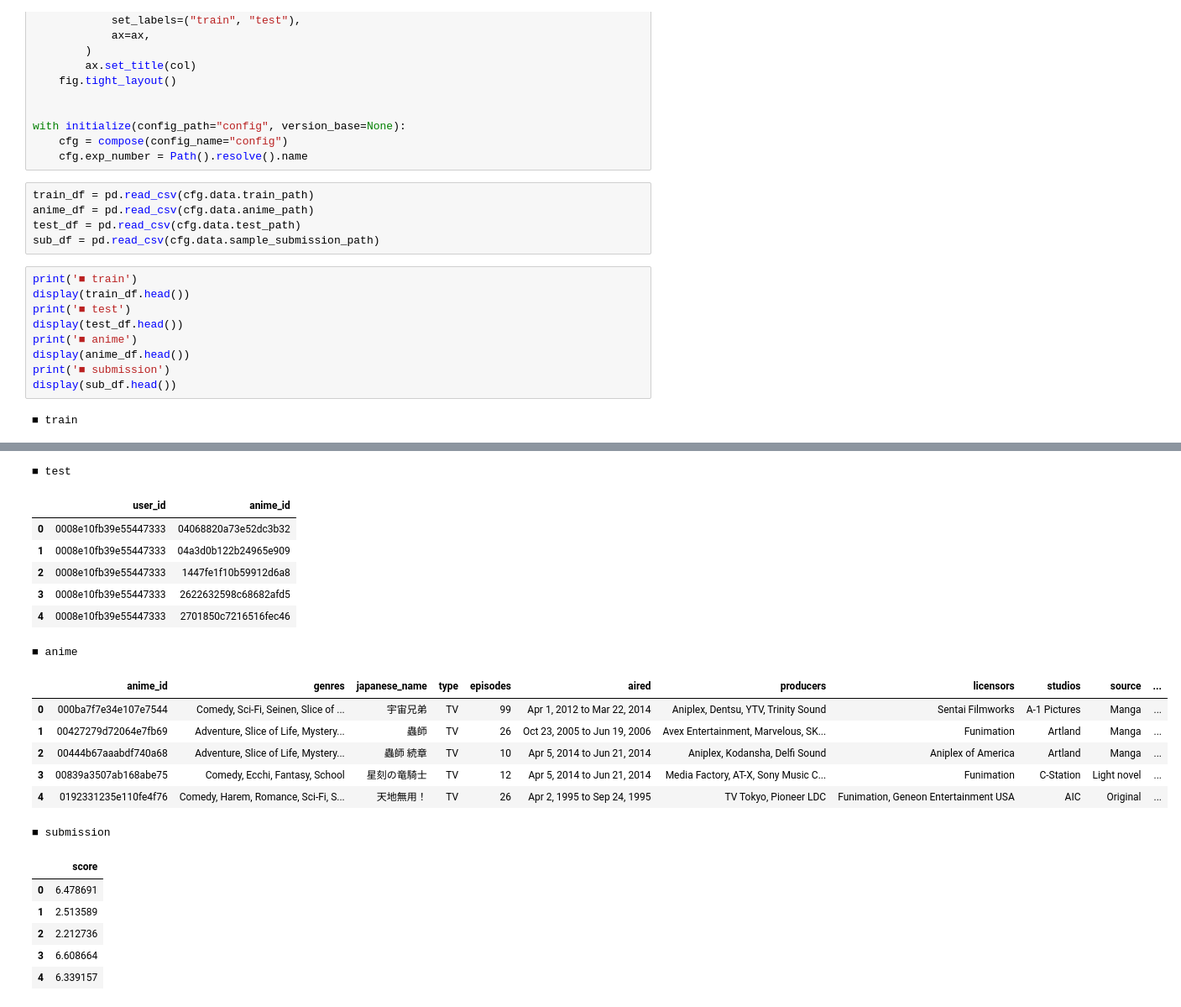
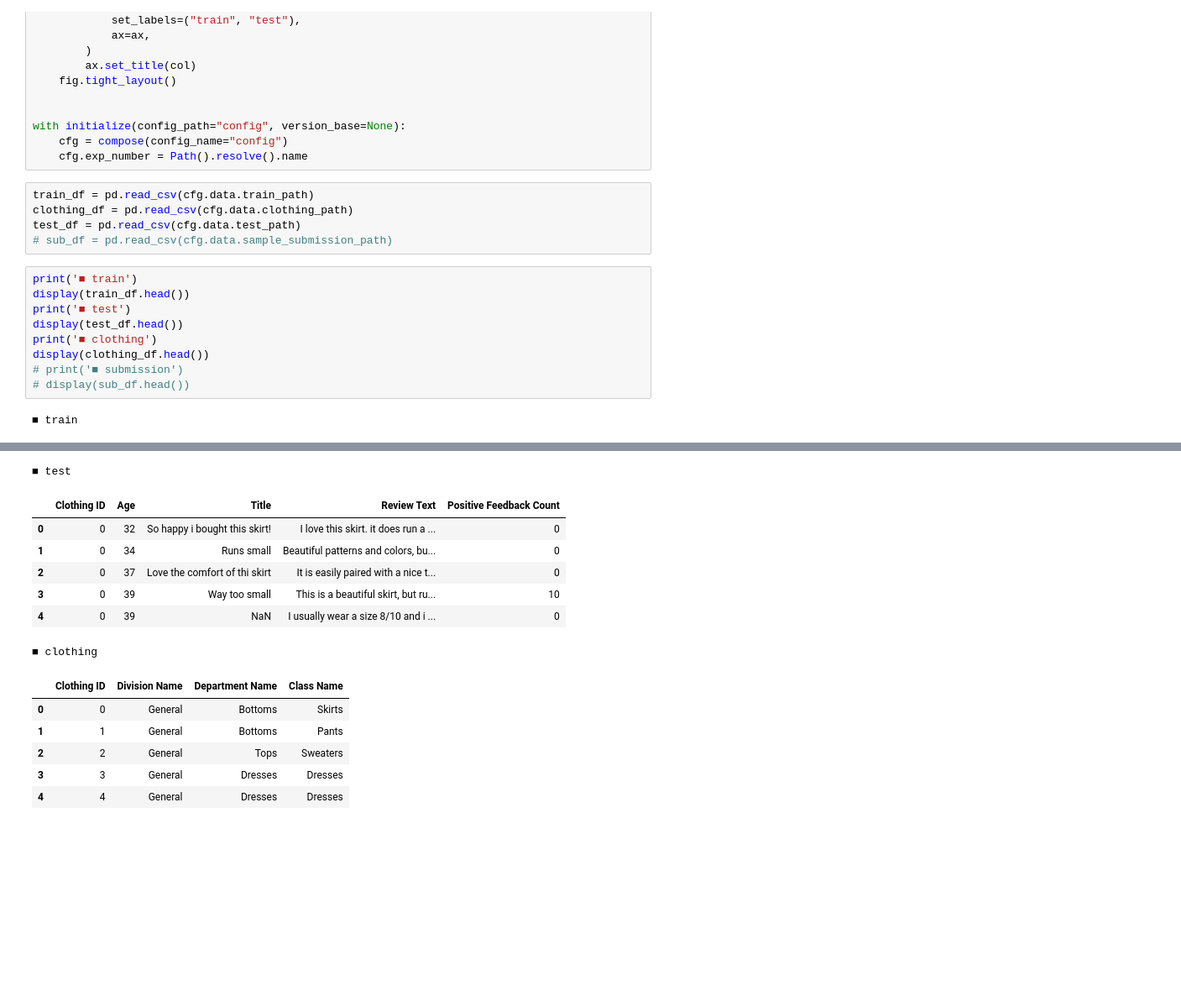
Before and after one commit to yumizu-da/atmaCup17, a Jupyter notebook: exp/000/eda.ipynb, the cells around one changed output, grey strips where cells are left out. Shown at 84% size. Saved outputs shown, nothing was run; the diff lists cells and outputs as text; blank space fills up the shorter version.

```diff
--- a/exp/000/eda.ipynb
+++ b/exp/000/eda.ipynb
@@ -27,17 +27,17 @@ with initialize(config_path="config", version_base=None):
     cfg.exp_number = Path().resolve().name
 # %%
 train_df = pd.read_csv(cfg.data.train_path)
-anime_df = pd.read_csv(cfg.data.anime_path)
+clothing_df = pd.read_csv(cfg.data.clothing_path)
 test_df = pd.read_csv(cfg.data.test_path)
-sub_df = pd.read_csv(cfg.data.sample_submission_path)
+# sub_df = pd.read_csv(cfg.data.sample_submission_path)
 # %%
 print('■ train')
 display(train_df.head())
 print('■ test')
 display(test_df.head())
-print('■ anime')
-display(anime_df.head())
-print('■ submission')
-display(sub_df.head())
+print('■ clothing')
+display(clothing_df.head())
+# print('■ submission')
+# display(sub_df.head())
 # %% [output]
 ■ train
@@ -50,24 +50,17 @@ display(sub_df.head())
 ■ test
-|  | user_id | anime_id |
-| 0 | 0008e10fb39e55447333 | 04068820a73e52dc3b32 |
-| 1 | 0008e10fb39e55447333 | 04a3d0b122b24965e909 |
-| 2 | 0008e10fb39e55447333 | 1447fe1f10b59912d6a8 |
-| 3 | 0008e10fb39e55447333 | 2622632598c68682afd5 |
-| 4 | 0008e10fb39e55447333 | 2701850c7216516fec46 |
+|  | Clothing ID | Age | Title | Review Text | Positive Feedback Count |
+| 0 | 0 | 32 | So happy i bought this skirt! | I love this skirt. it does run a ... | 0 |
+| 1 | 0 | 34 | Runs small | Beautiful patterns and colors, bu... | 0 |
+| 2 | 0 | 37 | Love the comfort of thi skirt | It is easily paired with a nice t... | 0 |
+| 3 | 0 | 39 | Way too small | This is a beautiful skirt, but ru... | 10 |
+| 4 | 0 | 39 | NaN | I usually wear a size 8/10 and i ... | 0 |
-■ anime
+■ clothing
-|  | anime_id | genres | japanese_name | type | episodes | aired | producers | licensors | studios | source | ... |
-| 0 | 000ba7f7e34e107e7544 | Comedy, Sci-Fi, Seinen, Slice of ... | 宇宙兄弟 | TV | 99 | Apr 1, 2012 to Mar 22, 2014 | Aniplex, Dentsu, YTV, Trinity Sound | Sentai Filmworks | A-1 Pictures | Manga | ... |
-| 1 | 00427279d72064e7fb69 | Adventure, Slice of Life, Mystery... | 蟲師 | TV | 26 | Oct 23, 2005 to Jun 19, 2006 | Avex Entertainment, Marvelous, SK... | Funimation | Artland | Manga | ... |
-| 2 | 00444b67aaabdf740a68 | Adventure, Slice of Life, Mystery... | 蟲師 続章 | TV | 10 | Apr 5, 2014 to Jun 21, 2014 | Aniplex, Kodansha, Delfi Sound | Aniplex of America | Artland | Manga | ... |
-| 3 | 00839a3507ab168abe75 | Comedy, Ecchi, Fantasy, School | 星刻の竜騎士 | TV | 12 | Apr 5, 2014 to Jun 21, 2014 | Media Factory, AT-X, Sony Music C... | Funimation | C-Station | Light novel | ... |
-| 4 | 0192331235e110fe4f76 | Comedy, Harem, Romance, Sci-Fi, S... | 天地無用！ | TV | 26 | Apr 2, 1995 to Sep 24, 1995 | TV Tokyo, Pioneer LDC | Funimation, Geneon Entertainment USA | AIC | Original | ... |
+|  | Clothing ID | Division Name | Department Name | Class Name |
+| 0 | 0 | General | Bottoms | Skirts |
+| 1 | 1 | General | Bottoms | Pants |
+| 2 | 2 | General | Tops | Sweaters |
+| 3 | 3 | General | Dresses | Dresses |
+| 4 | 4 | General | Dresses | Dresses |
-■ submission
-|  | score |
-| 0 | 6.478691 |
-| 1 | 2.513589 |
-| 2 | 2.212736 |
-| 3 | 6.608664 |
-| 4 | 6.339157 |
 # %%
 print('■ train')
 display(train_df.info())
```
Also changed, not shown: parts of 22 cells of this notebook, 21 other files.
